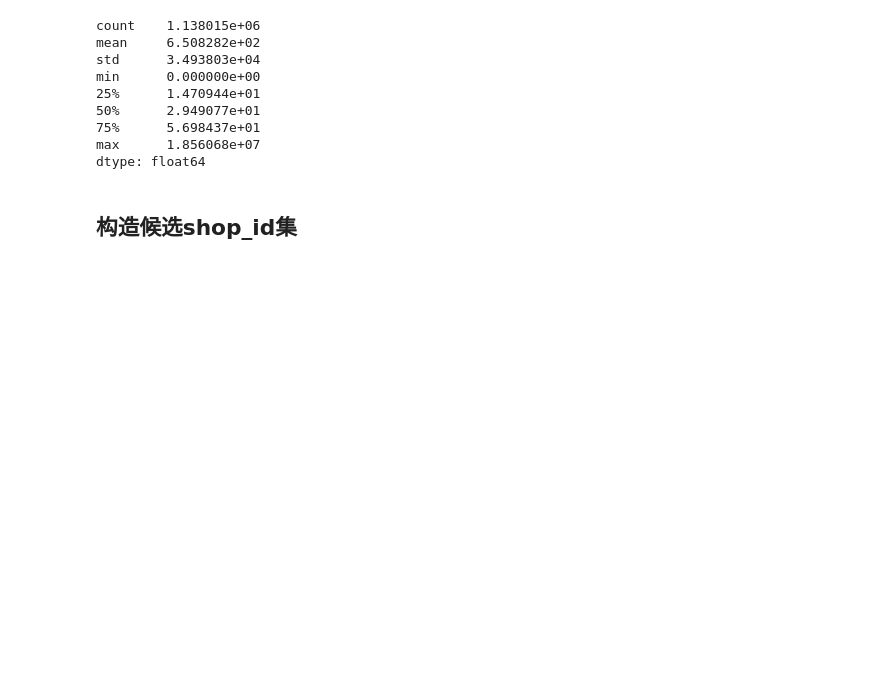
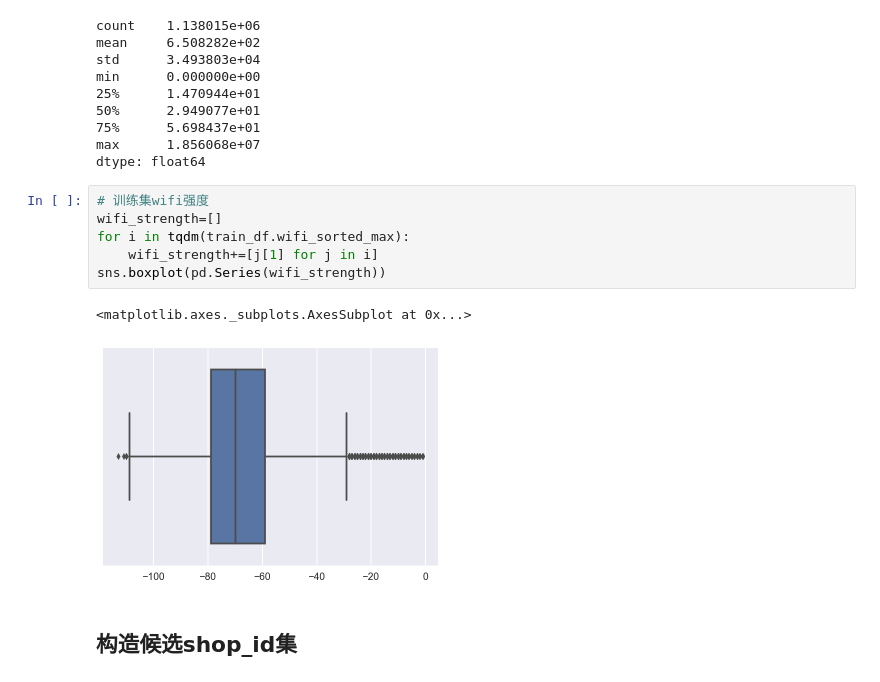
Before and after one commit to TreantEcust/shop, a Jupyter notebook: kernel.ipynb, the cells around one changed output. Drawn from its saved outputs; the diff is of its cells as text; blank space fills up the shorter version.

```diff
--- a/kernel.ipynb
+++ b/kernel.ipynb
@@ -208,6 +207,15 @@ min      0.000000e+00
 75%      5.698437e+01
 max      1.856068e+07
 dtype: float64
+# %%
+# 训练集wifi强度
+wifi_strength=[]
+for i in tqdm(train_df.wifi_sorted_max):
+    wifi_strength+=[j[1] for j in i]
+sns.boxplot(pd.Series(wifi_strength))
+# %% [output]
+<matplotlib.axes._subplots.AxesSubplot at 0x...>
+[figure, added]
 # %% [markdown]
 ## 构造候选shop_id集
 # %%
```
Also changed, not shown: parts of 16 cells of this notebook.
